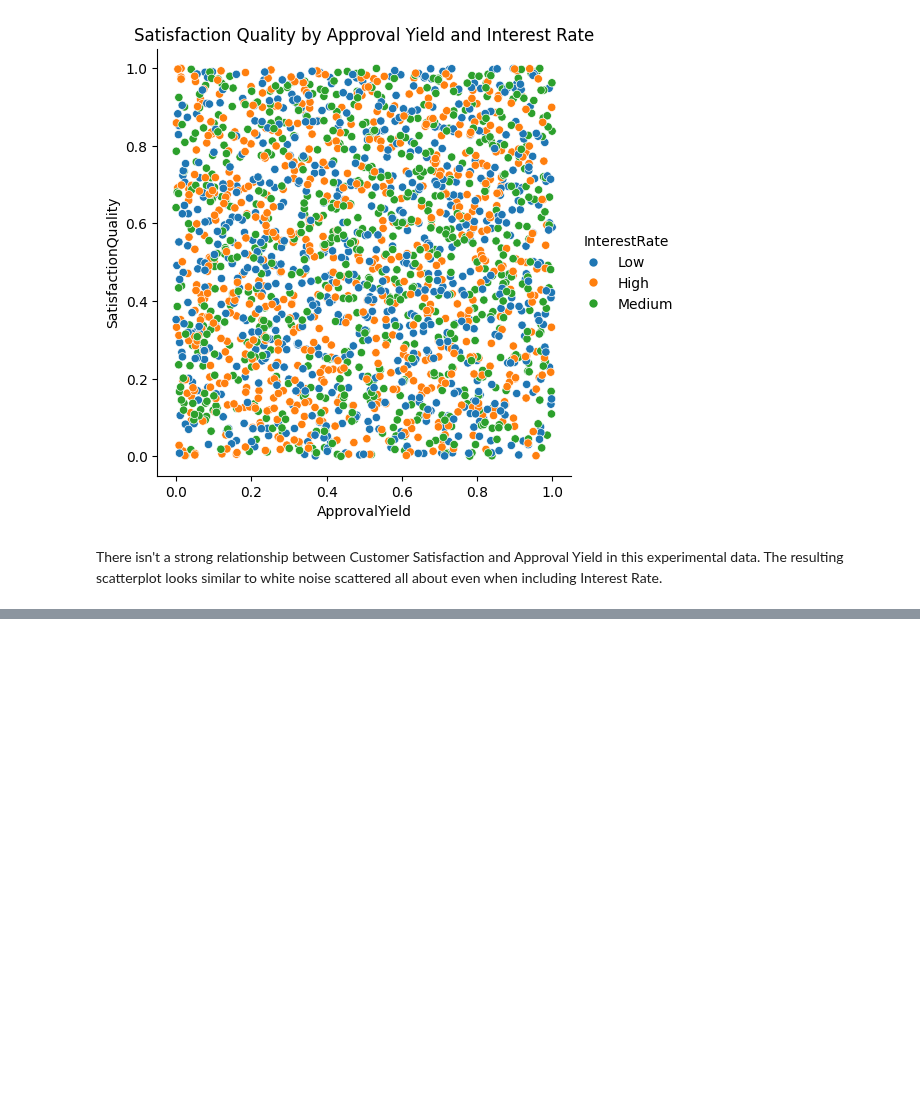
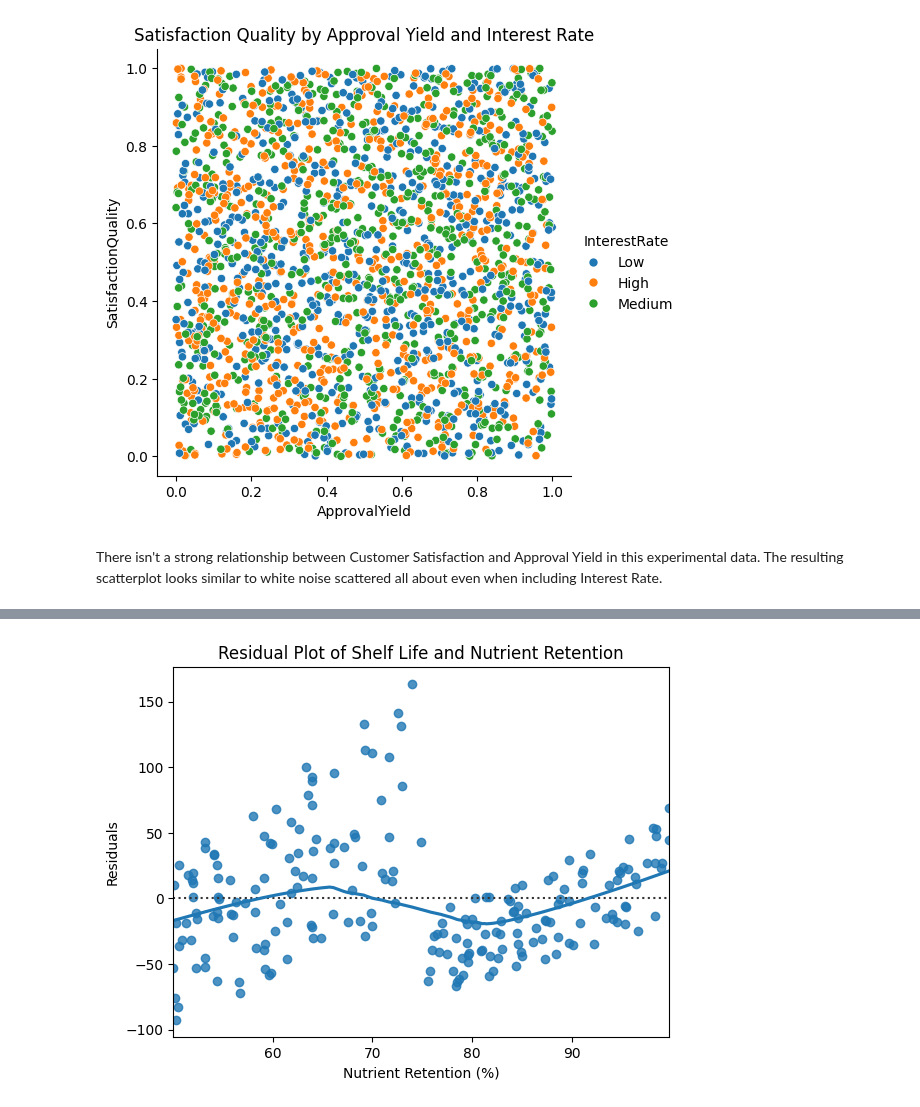
Before and after one commit to MichaelSzczepaniak/DataCamp, a Jupyter notebook: Tracks/Associate Data Scientist/30 Experimental Design in Python/ExperimentalDesignPython.ipynb, the cells around one changed output, grey strips where cells are left out. Cells and saved outputs as stored; diff of their text form; code cells hidden in the pictures; blank space fills up the shorter version.

Commit message:
add last sections on addressing complexities in experimental data and applying non-parametric tests

```diff
--- a/Tracks/Associate Data Scientist/30 Experimental Design in Python/ExperimentalDesignPython.ipynb
+++ b/Tracks/Associate Data Scientist/30 Experimental Design in Python/ExperimentalDesignPython.ipynb
@@ -902,0 +913,3 @@ There isn't a strong relationship between Customer Satisfaction and Approval Yie
+# %%
+food_preservation = read_fixed_width('food_preservation.txt')
+food_preservation.head()
@@ -902,0 +923,10 @@ There isn't a strong relationship between Customer Satisfaction and Approval Yie
+# %%
+# Check for heteroscedasticity with a residual plot
+sns.residplot(x='NutrientRetention', y='ShelfLife',
+         data=food_preservation, lowess=True)
+plt.title('Residual Plot of Shelf Life and Nutrient Retention')
+plt.xlabel('Nutrient Retention (%)')
+plt.ylabel('Residuals')
+plt.show()
+# %% [output]
+[figure, added]
```
Also changed, not shown: parts of 14 cells of this notebook.
